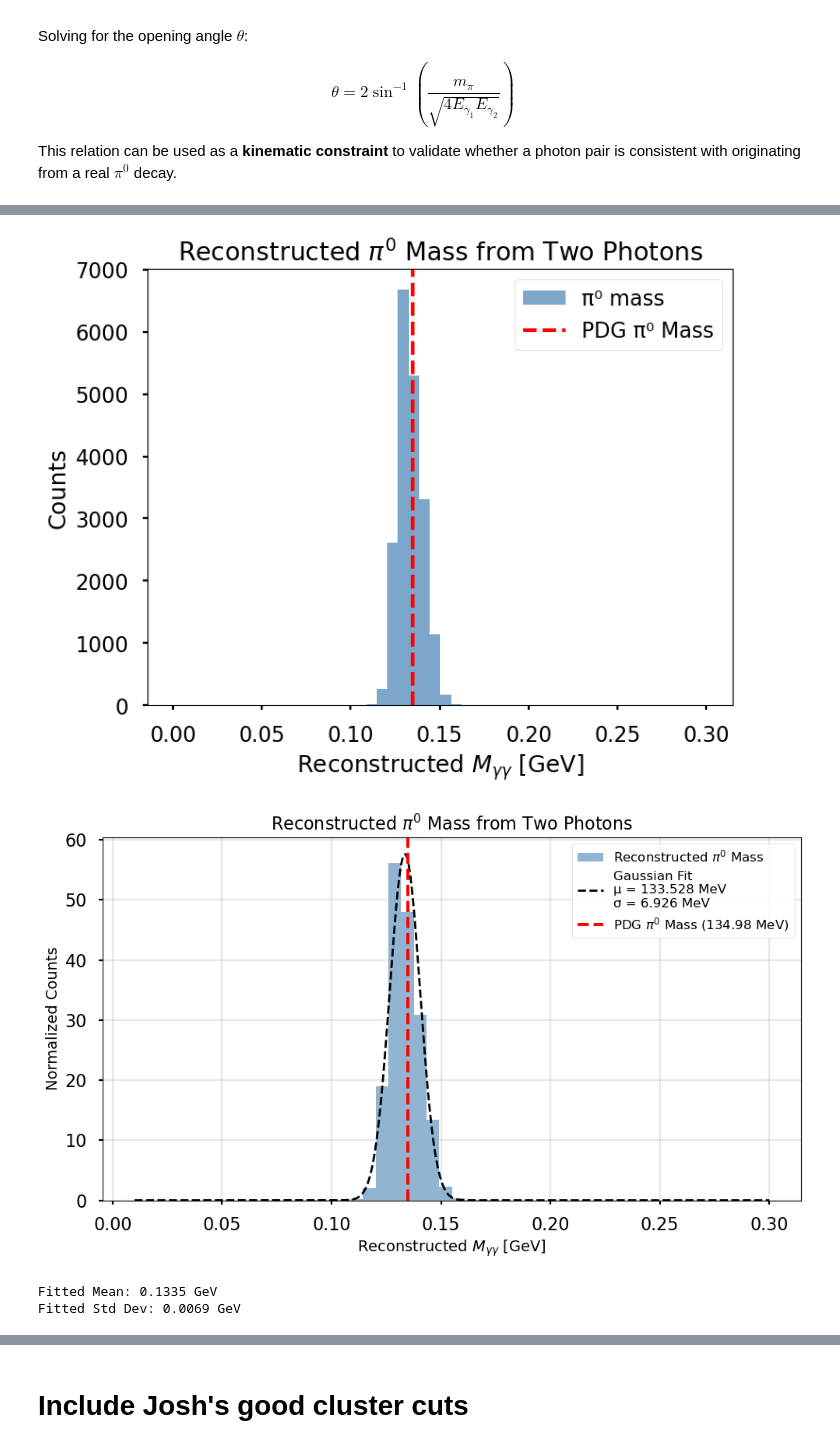
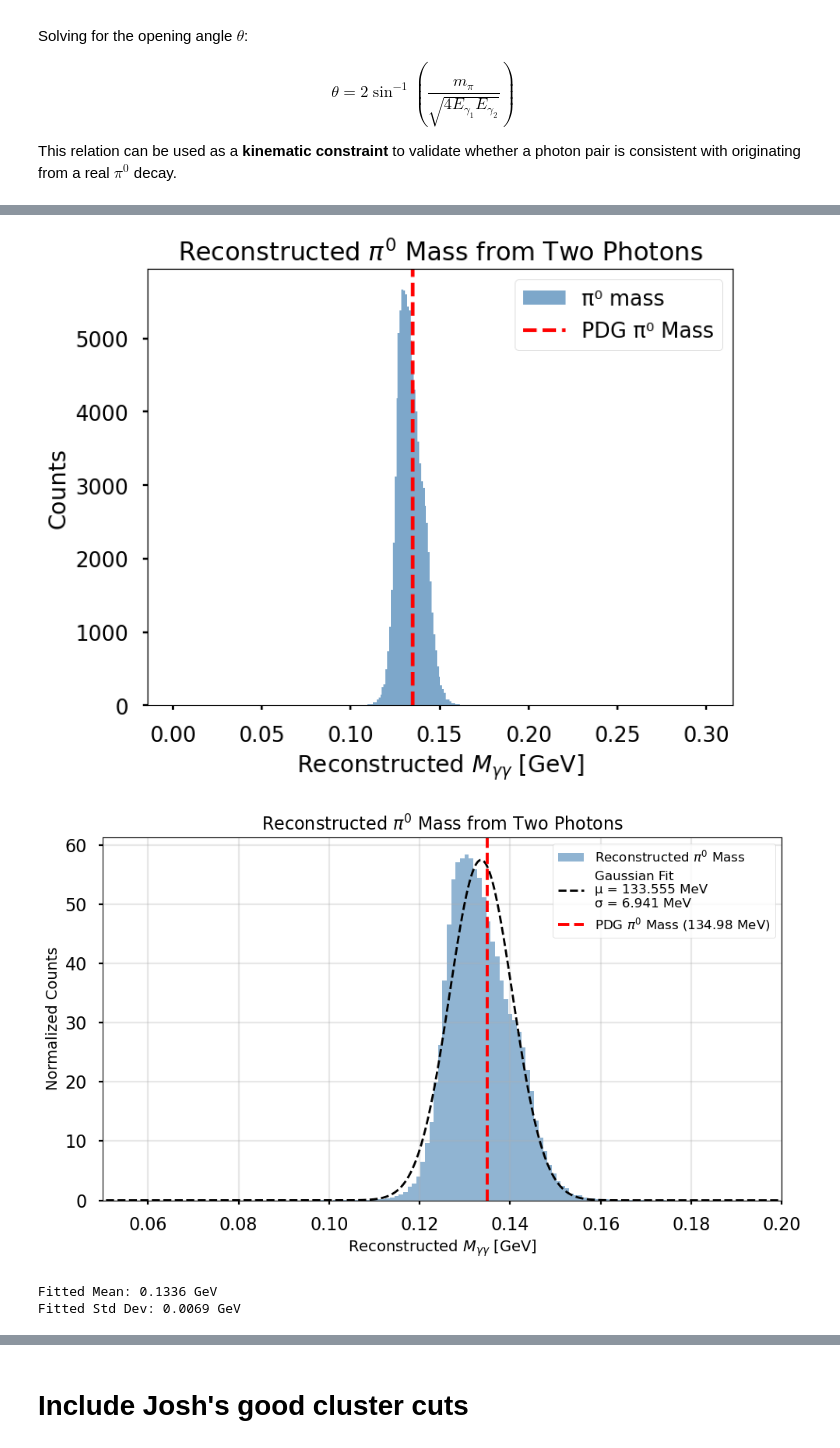
Before and after one commit to avnishphy/nps_analysis, a Jupyter notebook: pi0_analysis/exclusive_pi0.ipynb, the cells around one changed output, grey strips where cells are left out. Cells and saved outputs as stored; diff of their text form; code cells hidden in the pictures.

```diff
--- a/pi0_analysis/exclusive_pi0.ipynb
+++ b/pi0_analysis/exclusive_pi0.ipynb
@@ -422,6 +432,6 @@ KeyboardInterrupt:
 # %%
 plt.figure(figsize=(8,6))
-plt.hist(masses, bins=50, range=(0.001, 0.3), color="steelblue", alpha=0.7, label="π⁰ mass")
+plt.hist(masses, bins=300, range=(0.001, 0.3), color="steelblue", alpha=0.7, label="π⁰ mass")
 plt.axvline(M_PION0, color='red', linestyle='--', label='PDG π⁰ Mass')
 plt.xlabel("Reconstructed $M_{\gamma\gamma}$ [GeV]")
 plt.ylabel("Counts")
@@ -429,11 +439,16 @@ plt.legend()
 plt.title("Reconstructed $\pi^0$ Mass from Two Photons")
 plt.show()
 # %% [output]
-[figure, old version]
+[figure, new version]
 # %%
 import numpy as np
 import matplotlib.pyplot as plt
 from scipy.stats import norm
+import pandas as pd
+
+df_invariant_pi0 = pd.DataFrame(masses)
+
+df_invariant_pi0.to_csv("invariant_mass_pi0_w_opening_angle.csv", mode = 'w', index=False)
 
 # Assuming `masses` is your array of reconstructed π⁰ masses
 masses_clean = np.array(masses)
@@ -441,34 +456,35 @@ masses_clean = masses_clean[(masses_clean > 0.01) & (masses_clean < 0.3)]
 
 # Fit a Gaussian
 mu, std = norm.fit(masses_clean)
 
 # Plot histogram
 plt.figure(figsize=(10, 6))
 counts, bins, _ = plt.hist(
-    masses_clean, bins=50, range=(0.01, 0.3),
+    masses_clean, bins=300, range=(0.01, 0.3),
     density=True, color="steelblue", alpha=0.6, label="Reconstructed $\pi^0$ Mass"
 )
 
 # Plot Gaussian fit
 x = np.linspace(0.01, 0.3, 1000)
 p = norm.pdf(x, mu, std)
 plt.plot(x, p, 'k--', linewidth=2, label=f'Gaussian Fit\nμ = {1000*mu:.3f} MeV\nσ = {1000*std:.3f} MeV')
 
 # PDG mass line
 plt.axvline(0.13498, color='red', linestyle='--', label='PDG $\pi^0$ Mass (134.98 MeV)')
 
 # Labels and legend
 plt.xlabel("Reconstructed $M_{\gamma\gamma}$ [GeV]", fontsize=14)
+plt.xlim(0.05, 0.2)
 plt.ylabel("Normalized Counts", fontsize=14)
 plt.title("Reconstructed $\pi^0$ Mass from Two Photons", fontsize=16)
 plt.legend(fontsize=12)
 plt.grid(alpha=0.3)
 plt.tight_layout()
 plt.show()
 
 print(f"Fitted Mean: {mu:.4f} GeV")
 print(f"Fitted Std Dev: {std:.4f} GeV")
 # %% [output]
-[figure, old version]
+[figure, new version]
-Fitted Mean: 0.1335 GeV
+Fitted Mean: 0.1336 GeV
 Fitted Std Dev: 0.0069 GeV
```
Also changed, not shown: parts of 33 cells of this notebook, 5 other files.
